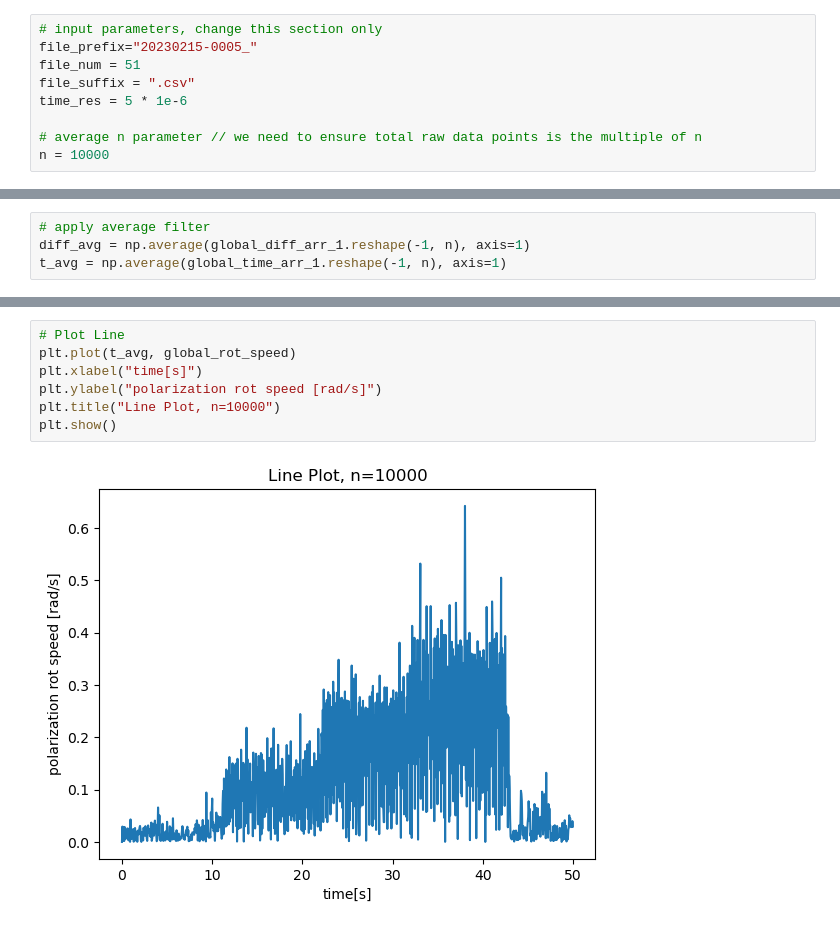
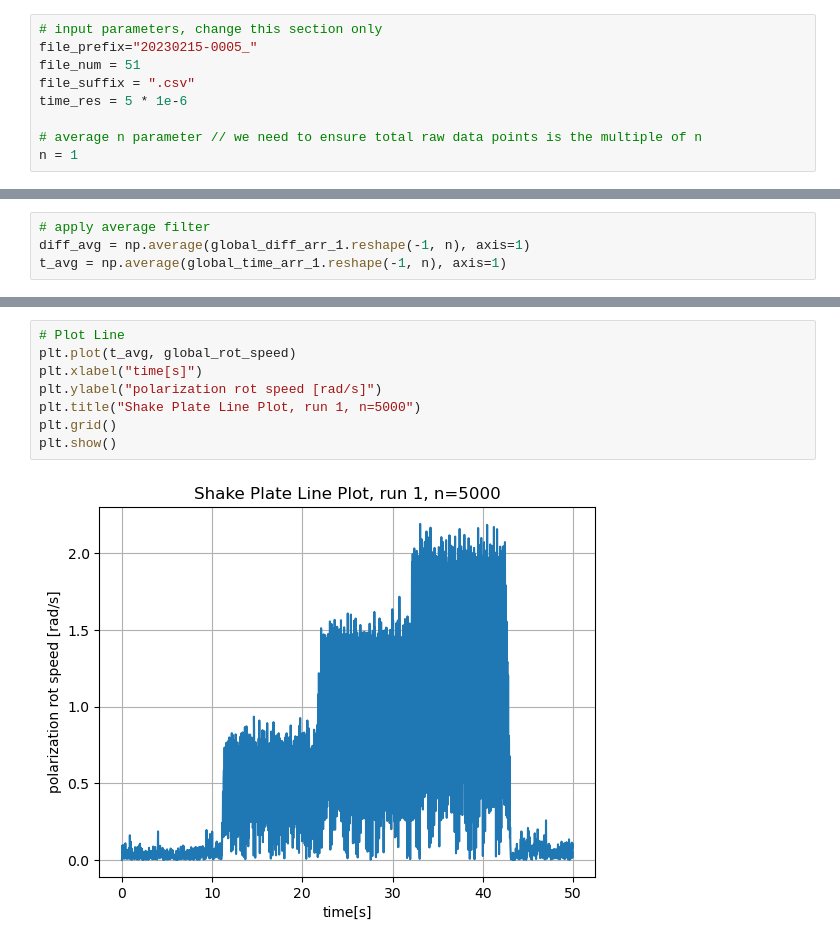
Before and after one commit to zzhou292/optic_sensing, a Jupyter notebook: new set/20230215-0005/process.ipynb, the cells around one changed output, grey strips where cells are left out. Drawn from its saved outputs; the diff is of its cells as text.

```diff
--- a/new set/20230215-0005/process.ipynb
+++ b/new set/20230215-0005/process.ipynb
@@ -11,7 +11,7 @@ file_suffix = ".csv"
 time_res = 5 * 1e-6
 
 # average n parameter // we need to ensure total raw data points is the multiple of n
-n = 10000
+n = 1
 # %%
 # polarization rotation speed change helper, do not change
 def helper_calc(diff, delta, prev):
@@ -76,12 +78,13 @@ for i in range(len(diff_avg)):
 # %%
 # Plot Line
 plt.plot(t_avg, global_rot_speed)
 plt.xlabel("time[s]")
 plt.ylabel("polarization rot speed [rad/s]")
-plt.title("Line Plot, n=10000")
+plt.title("Shake Plate Line Plot, run 1, n=5000")
+plt.grid()
 plt.show()
 # %% [output]
-[figure, old version]
+[figure, new version]
 # %%
 # Plot Scatter
 plt.scatter(t_avg, global_rot_speed, s=5)
```
Also changed, not shown: parts of 2 cells of this notebook, 1 other file.
